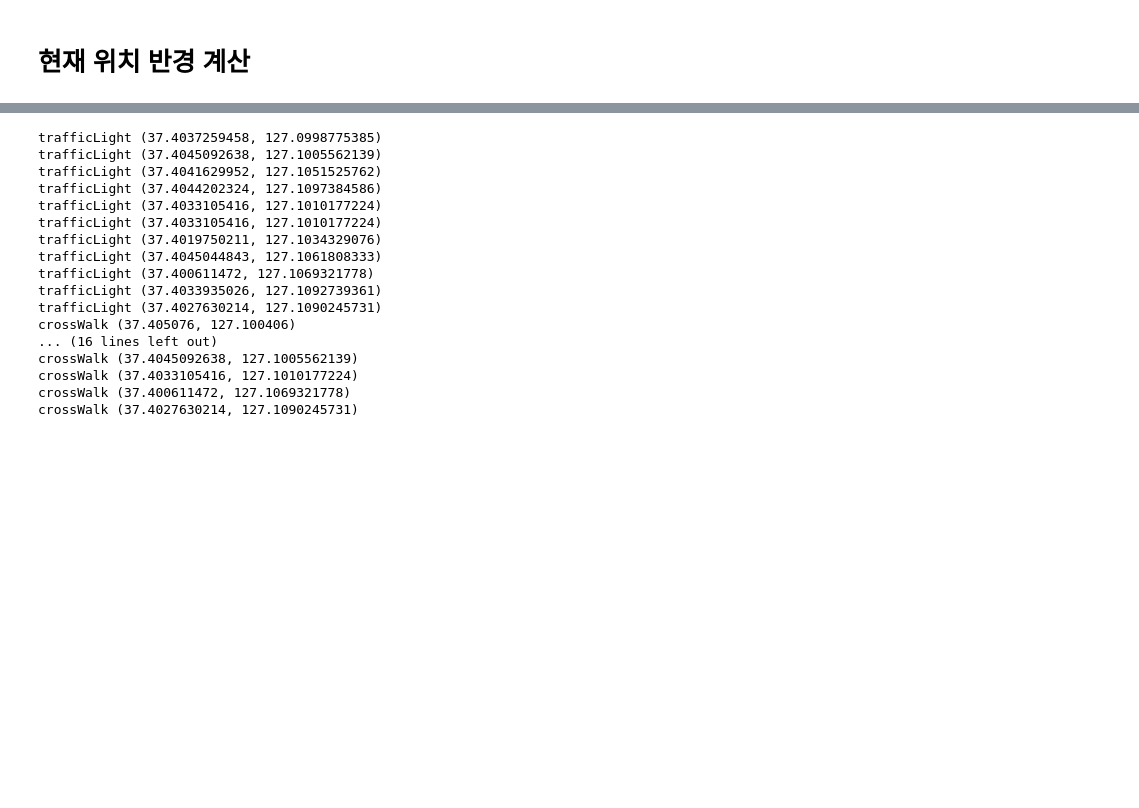
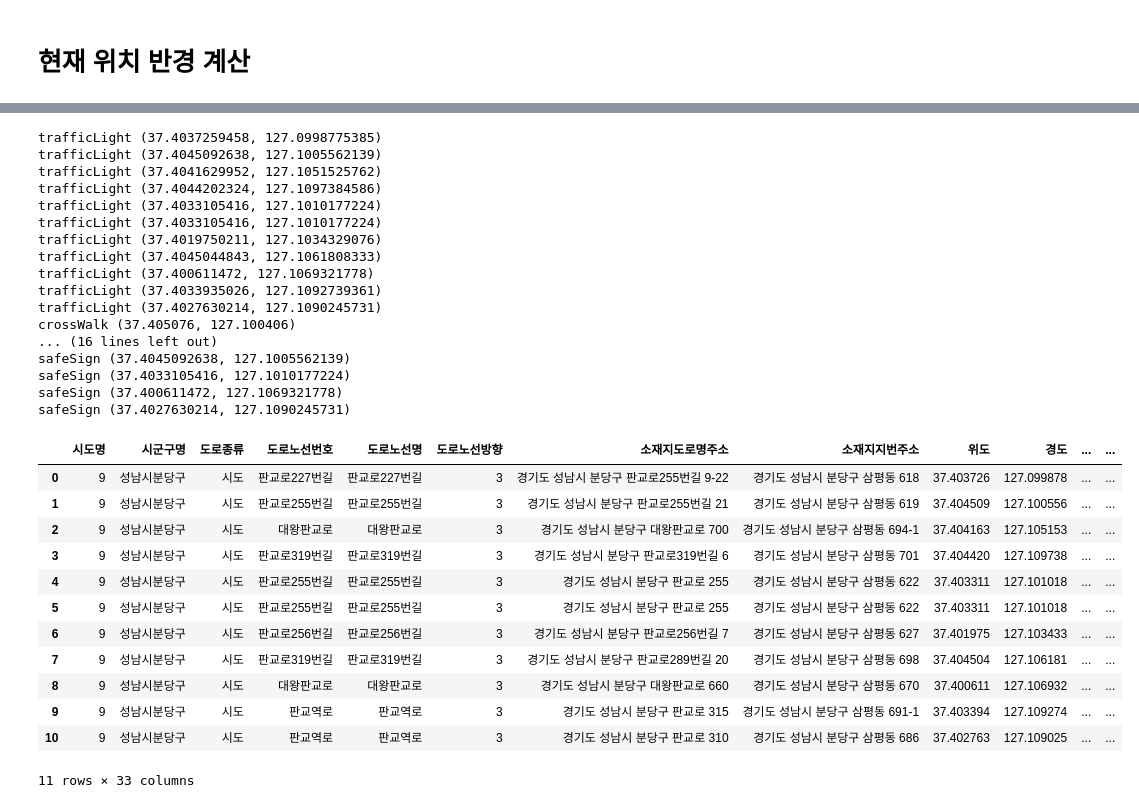
Before and after one commit to olivia-sp/smart-sv-dev, a Jupyter notebook: ssv_getRoadPOI_v0_1_olivia.ipynb, the cells around one changed output, grey strips where cells are left out. Cells and saved outputs as stored; diff of their text form; code cells hidden in the pictures; blank space fills up the shorter version.

```diff
--- a/ssv_getRoadPOI_v0_1_olivia.ipynb
+++ b/ssv_getRoadPOI_v0_1_olivia.ipynb
@@ -74,7 +74,3 @@ dtype: int64
 # %%
 if 'index' not in raw_data_traffLgt.columns:
   raw_data_traffLgt.reset_index(inplace=True)
-# %%
-#공백제거
-raw_data_traffLgt["시군구명"] = raw_data_traffLgt["시군구명"].str.replace(" ", "")
-raw_data_traffLgt.head(3)
@@ -338,7 +316,9 @@ memory usage: 48.8+ KB
 my_latlng = (37.404704734328, 127.10535530866)
 # %%
 from haversine import haversine, Unit
-distance_compare_list = []
+distance_compare_list_traffLgt = []
+distance_compare_list_crosWlk = []
+distance_compare_list_safeSgn = []
 
 df_new_traffLgt = pd.DataFrame(columns = df_traffLgt_SNcity.columns)
 df_new_crosWlk = pd.DataFrame(columns = df_crossWlk_SNcity.columns)
@@ -347,38 +327,51 @@ df_new_safeSgn = pd.DataFrame(columns = df_safeSgn_SNcity.columns)
 ## traffic light
 for i in range(df_traffLgt_SNcity.shape[0]):
     db_traffLgt = (df_traffLgt_SNcity["위도"][i], df_traffLgt_SNcity["경도"][i])
+    traffLgt_num = df_traffLgt_SNcity["신호등관리번호"][i]
     result = haversine(db_traffLgt, my_latlng, unit='m')
+    #반경 500m 이내
     if result <= 500:
-      distance_compare_list.append(result)
+      distance_compare_list_traffLgt.append(result)
       print('trafficLight', db_traffLgt)
       filter_lat=df_traffLgt_SNcity['위도'] == db_traffLgt[0]
       filter_lon=df_traffLgt_SNcity['경도'] == db_traffLgt[1]
-      df = df_traffLgt_SNcity[filter_lat & filter_lon]
+      filter_num=df_traffLgt_SNcity["신호등관리번호"] == traffLgt_num #같은 위치 신호등 구분
+      df = df_traffLgt_SNcity[filter_lat & filter_lon & filter_num]
       df_new_traffLgt = pd.concat([df_new_traffLgt, df], axis = 0)
+df_new_traffLgt['radius'] = distance_compare_list_traffLgt
+df_new_traffLgt.reset_index(inplace=True, drop=True)
 
 # cross walk
 for i in range(df_crossWlk_SNcity.shape[0]):
     db_crosWlk = (df_crossWlk_SNcity["위도"][i], df_crossWlk_SNcity["경도"][i])
     result = haversine(db_crosWlk, my_latlng, unit='m')
+    #반경 500m 이내
     if result <= 500:
-      distance_compare_list.append(result)
+      distance_compare_list_crosWlk.append(result)
       print('crossWalk', db_crosWlk)
       filter_lat=df_crossWlk_SNcity['위도'] == db_crosWlk[0]
       filter_lon=df_crossWlk_SNcity['경도'] == db_crosWlk[1]
       df = df_crossWlk_SNcity[filter_lat & filter_lon]
       df_new_crosWlk = pd.concat([df_new_crosWlk, df], axis = 0)
+df_new_crosWlk['radius'] = distance_compare_list_crosWlk
+df_new_crosWlk.reset_index(inplace=True, drop=True)
 
 # safe sign
 for i in range(df_safeSgn_SNcity.shape[0]):
     db_safesgn = (df_safeSgn_SNcity["위도"][i], df_safeSgn_SNcity["경도"][i])
+    safesgn_num = df_safeSgn_SNcity["안전표지종별일련번호"][i]
     result = haversine(db_safesgn, my_latlng, unit='m')
+    #반경 500m 이내
     if result <= 500:
-      distance_compare_list.append(result)
-      print('crossWalk', db_safesgn)
+      distance_compare_list_safeSgn.append(result)
+      print('safeSign', db_safesgn)
       filter_lat=df_safeSgn_SNcity['위도'] == db_safesgn[0]
       filter_lon=df_safeSgn_SNcity['경도'] == db_safesgn[1]
-      df = df_safeSgn_SNcity[filter_lat & filter_lon]
+      filter_num=df_safeSgn_SNcity["안전표지종별일련번호"] == safesgn_num #같은 위치 안전표지 구분
+      df = df_safeSgn_SNcity[filter_lat & filter_lon & filter_num]
       df_new_safeSgn = pd.concat([df_new_safeSgn, df], axis = 0)
+df_new_safeSgn['radius'] = distance_compare_list_safeSgn
+df_new_safeSgn.reset_index(inplace=True, drop=True)
 # %% [output]
 trafficLight (37.4037259458, 127.0998775385)
 trafficLight (37.4045092638, 127.1005562139)
@@ -393,7 +386,23 @@ trafficLight (37.4033935026, 127.1092739361)
 trafficLight (37.4027630214, 127.1090245731)
 crossWalk (37.405076, 127.100406)
 ... (16 lines left out)
-crossWalk (37.4045092638, 127.1005562139)
-crossWalk (37.4033105416, 127.1010177224)
-crossWalk (37.400611472, 127.1069321778)
-crossWalk (37.4027630214, 127.1090245731)
+safeSign (37.4045092638, 127.1005562139)
+safeSign (37.4033105416, 127.1010177224)
+safeSign (37.400611472, 127.1069321778)
+safeSign (37.4027630214, 127.1090245731)
+# %%
+df_new_traffLgt
+# %% [output]
+|  | 시도명 | 시군구명 | 도로종류 | 도로노선번호 | 도로노선명 | 도로노선방향 | 소재지도로명주소 | 소재지지번주소 | 위도 | 경도 | ... | ... |
+| 0 | 9 | 성남시분당구 | 시도 | 판교로227번길 | 판교로227번길 | 3 | 경기도 성남시 분당구 판교로255번길 9-22 | 경기도 성남시 분당구 삼평동 618 | 37.403726 | 127.099878 | ... | ... |
+| 1 | 9 | 성남시분당구 | 시도 | 판교로255번길 | 판교로255번길 | 3 | 경기도 성남시 분당구 판교로255번길 21 | 경기도 성남시 분당구 삼평동 619 | 37.404509 | 127.100556 | ... | ... |
+| 2 | 9 | 성남시분당구 | 시도 | 대왕판교로 | 대왕판교로 | 3 | 경기도 성남시 분당구 대왕판교로 700 | 경기도 성남시 분당구 삼평동 694-1 | 37.404163 | 127.105153 | ... | ... |
+| 3 | 9 | 성남시분당구 | 시도 | 판교로319번길 | 판교로319번길 | 3 | 경기도 성남시 분당구 판교로319번길 6 | 경기도 성남시 분당구 삼평동 701 | 37.404420 | 127.109738 | ... | ... |
+| 4 | 9 | 성남시분당구 | 시도 | 판교로255번길 | 판교로255번길 | 3 | 경기도 성남시 분당구 판교로 255 | 경기도 성남시 분당구 삼평동 622 | 37.403311 | 127.101018 | ... | ... |
+| 5 | 9 | 성남시분당구 | 시도 | 판교로255번길 | 판교로255번길 | 3 | 경기도 성남시 분당구 판교로 255 | 경기도 성남시 분당구 삼평동 622 | 37.403311 | 127.101018 | ... | ... |
+| 6 | 9 | 성남시분당구 | 시도 | 판교로256번길 | 판교로256번길 | 3 | 경기도 성남시 분당구 판교로256번길 7 | 경기도 성남시 분당구 삼평동 627 | 37.401975 | 127.103433 | ... | ... |
+| 7 | 9 | 성남시분당구 | 시도 | 판교로319번길 | 판교로319번길 | 3 | 경기도 성남시 분당구 판교로289번길 20 | 경기도 성남시 분당구 삼평동 698 | 37.404504 | 127.106181 | ... | ... |
+| 8 | 9 | 성남시분당구 | 시도 | 대왕판교로 | 대왕판교로 | 3 | 경기도 성남시 분당구 대왕판교로 660 | 경기도 성남시 분당구 삼평동 670 | 37.400611 | 127.106932 | ... | ... |
+| 9 | 9 | 성남시분당구 | 시도 | 판교역로 | 판교역로 | 3 | 경기도 성남시 분당구 판교로 315 | 경기도 성남시 분당구 삼평동 691-1 | 37.403394 | 127.109274 | ... | ... |
+| 10 | 9 | 성남시분당구 | 시도 | 판교역로 | 판교역로 | 3 | 경기도 성남시 분당구 판교로 310 | 경기도 성남시 분당구 삼평동 686 | 37.402763 | 127.109025 | ... | ... |
+11 rows × 33 columns
```
Also changed, not shown: parts of 12 cells of this notebook.
